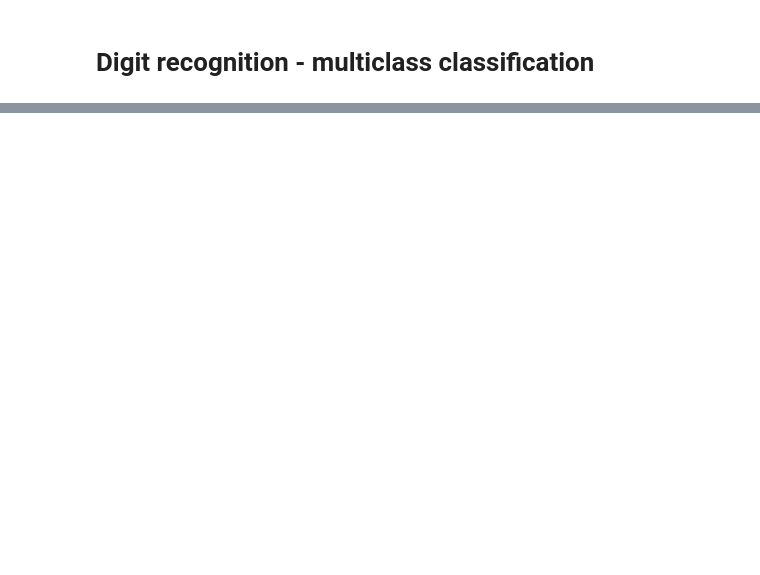
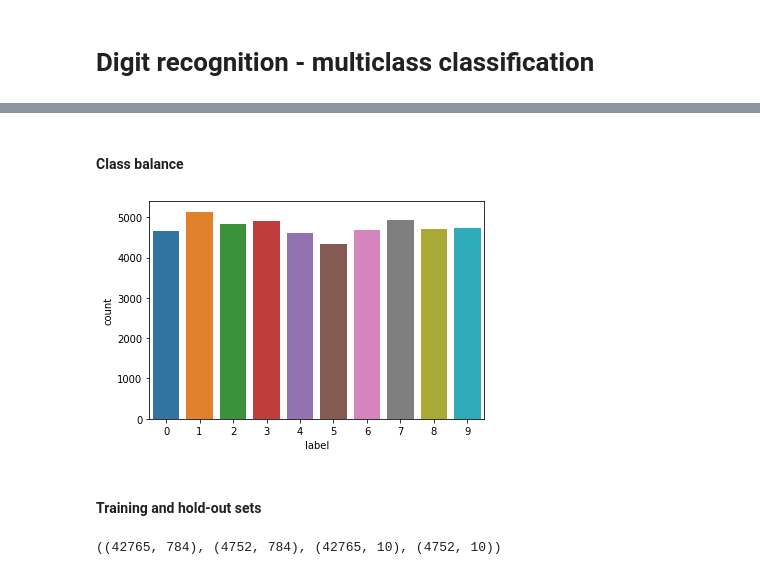
Before and after one commit to MovsisyanM/digit-recognizer, a Jupyter notebook: Movsisyan.ipynb, the cells around one changed output, grey strips where cells are left out. Saved outputs shown, nothing was run; the diff lists cells and outputs as text; code cells hidden in the pictures; blank space fills up the shorter version.

```diff
--- a/Movsisyan.ipynb
+++ b/Movsisyan.ipynb
@@ -17,2 +26,4 @@ from keras.callbacks import EarlyStopping
 # %%
 df = pd.read_csv("data/drawings.csv")
+mnist = pd.read_csv("data/train.csv")
+df
@@ -47,0 +44,26 @@ Epoch 3/3
+# %%
+def binarize_mnist(image_collection):
+    """
+    Inverts a collection of images and makes it binary
+    """
+
+    imges = []
+
+    for img in image_collection:
+        # Retrieve an Otsu threshold for the image
+        thresh = threshold_otsu(img)
+        # Which pixels are beyond the threshold
+        binary = img > thresh
+        # Flatten
+        imges.append(binary.reshape(28*28))
+
+    return imges
+
+# Pass the mnist dataframe into the binarizer and craft a dataframe
+mnistBin = pd.DataFrame(binarize_mnist(np.array(mnist.iloc[:,1:]).reshape(len(mnist), 28, 28)))
+# %%
+# attach the appropriate label to each observation
+mnistBin["label"] = mnist.label
+# convert columns from bool to int
+mnistBin = mnistBin + 0
+mnistBin
@@ -47,0 +106,8 @@ Epoch 3/3
+# %% [markdown]
+#### Class balance
+# %%
+sns.countplot(x = jointDf.label);
+# %% [output]
+[figure, added]
+# %% [markdown]
+#### Training and hold-out sets
@@ -47,0 +116,5 @@ Epoch 3/3
+# %%
+x_train, x_test, y_train, y_test = train_test_split(jointDf.iloc[:,:-1], y, train_size=0.9, random_state=seed) # no need to stratify for large balanced datasets
+x_train.shape, x_test.shape, y_train.shape, y_test.shape
+# %% [output]
+((42765, 784), (4752, 784), (42765, 10), (4752, 10))
```
Also changed, not shown: parts of 17 cells of this notebook, 3 other files.
